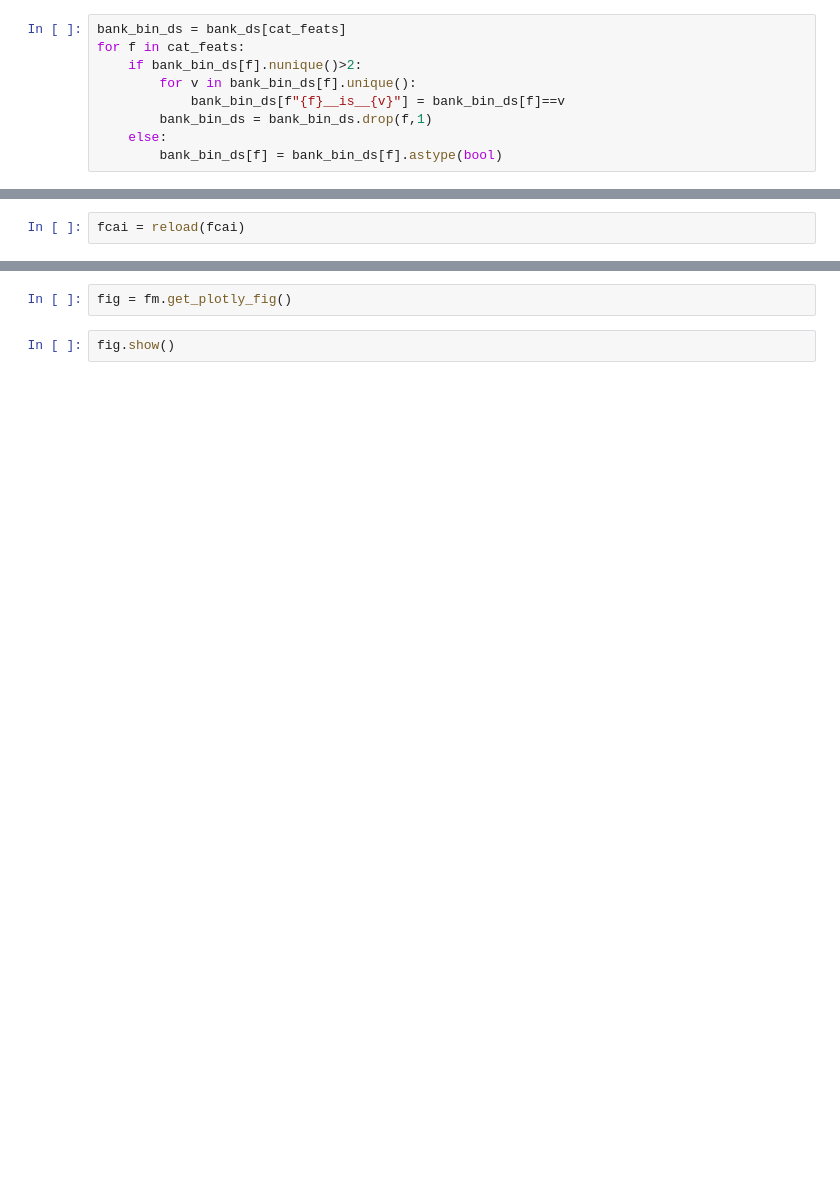
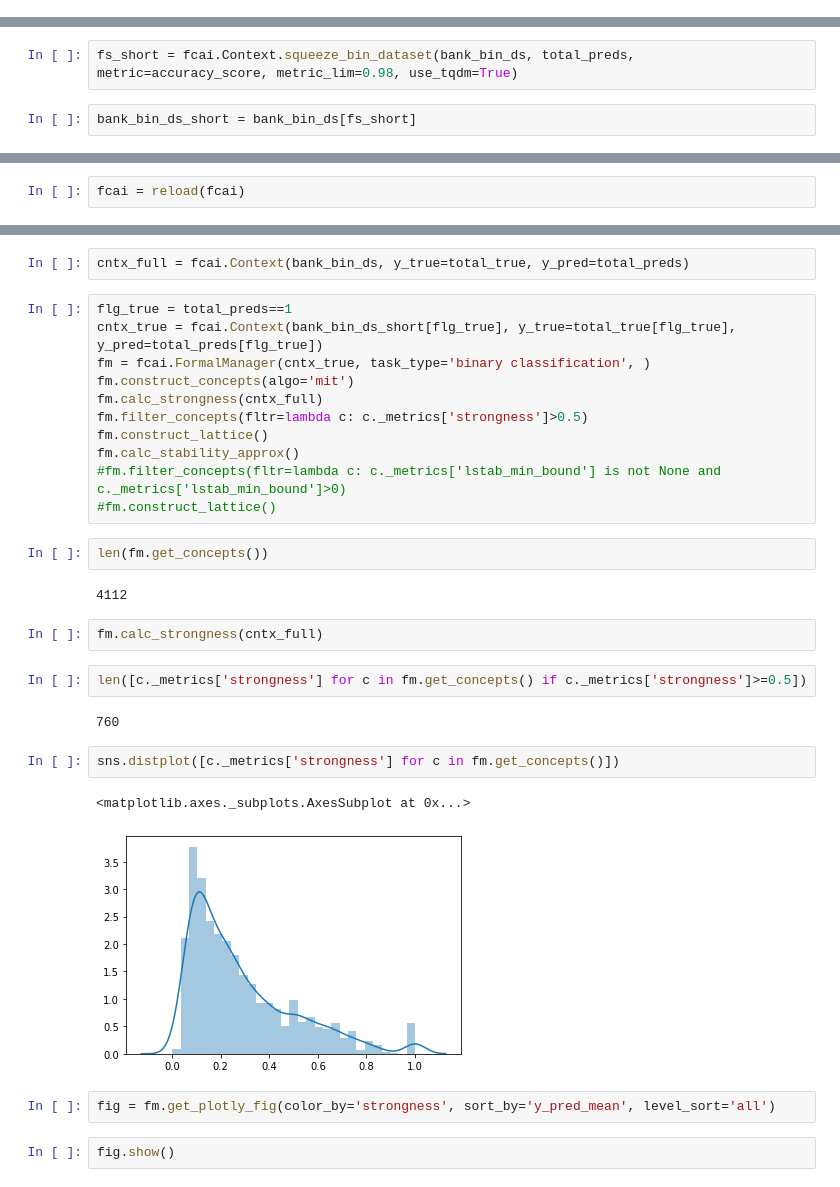
Before and after one commit to EgorDudyrev/FCA_BB_interpret, a Jupyter notebook: notebooks/2020.03.22-Test_refactor.ipynb, the cells around one changed output, grey strips where cells are left out. Cells and saved outputs as stored; diff of their text form; blank space fills up the shorter version.

Commit message:
Add hypotheses strongness calculation

```diff
--- a/notebooks/2020.03.22-Test_refactor.ipynb
+++ b/notebooks/2020.03.22-Test_refactor.ipynb
@@ -133,9 +115,0 @@ binarize_ds(bank_ds, cat_feats, thresholds, cases)[0].drop_duplicates().T.drop_d
-# %%
-bank_bin_ds = bank_ds[cat_feats]
-for f in cat_feats:
-    if bank_bin_ds[f].nunique()>2:
-        for v in bank_bin_ds[f].unique():
-            bank_bin_ds[f"{f}__is__{v}"] = bank_bin_ds[f]==v
-        bank_bin_ds = bank_bin_ds.drop(f,1)
-    else:
-        bank_bin_ds[f] = bank_bin_ds[f].astype(bool)
@@ -153,0 +118,4 @@ for f in mango_bin_ds.columns:
+# %%
+fs_short = fcai.Context.squeeze_bin_dataset(bank_bin_ds, total_preds, metric=accuracy_score, metric_lim=0.98, use_tqdm=True)
+# %%
+bank_bin_ds_short = bank_bin_ds[fs_short]
@@ -161,5 +132,33 @@ fm.construct_lattice()
+# %%
+cntx_full = fcai.Context(bank_bin_ds, y_true=total_true, y_pred=total_preds)
+# %%
+flg_true = total_preds==1
+cntx_true = fcai.Context(bank_bin_ds_short[flg_true], y_true=total_true[flg_true], y_pred=total_preds[flg_true])
+fm = fcai.FormalManager(cntx_true, task_type='binary classification', )
+fm.construct_concepts(algo='mit')
+fm.calc_strongness(cntx_full)
+fm.filter_concepts(fltr=lambda c: c._metrics['strongness']>0.5)
+fm.construct_lattice()
+fm.calc_stability_approx()
+#fm.filter_concepts(fltr=lambda c: c._metrics['lstab_min_bound'] is not None and c._metrics['lstab_min_bound']>0)
+#fm.construct_lattice()
+# %%
+len(fm.get_concepts())
+# %% [output]
+4112
+# %%
+fm.calc_strongness(cntx_full)
+# %%
+len([c._metrics['strongness'] for c in fm.get_concepts() if c._metrics['strongness']>=0.5])
+# %% [output]
+760
+# %%
+sns.distplot([c._metrics['strongness'] for c in fm.get_concepts()])
+# %% [output]
+<matplotlib.axes._subplots.AxesSubplot at 0x...>
+[figure, added]
 # %%
-fig = fm.get_plotly_fig()
+fig = fm.get_plotly_fig(color_by='strongness', sort_by='y_pred_mean', level_sort='all')
 # %%
 fig.show()
 # %% [output]
```
Also changed, not shown: parts of 13 cells of this notebook, 1 other file.
